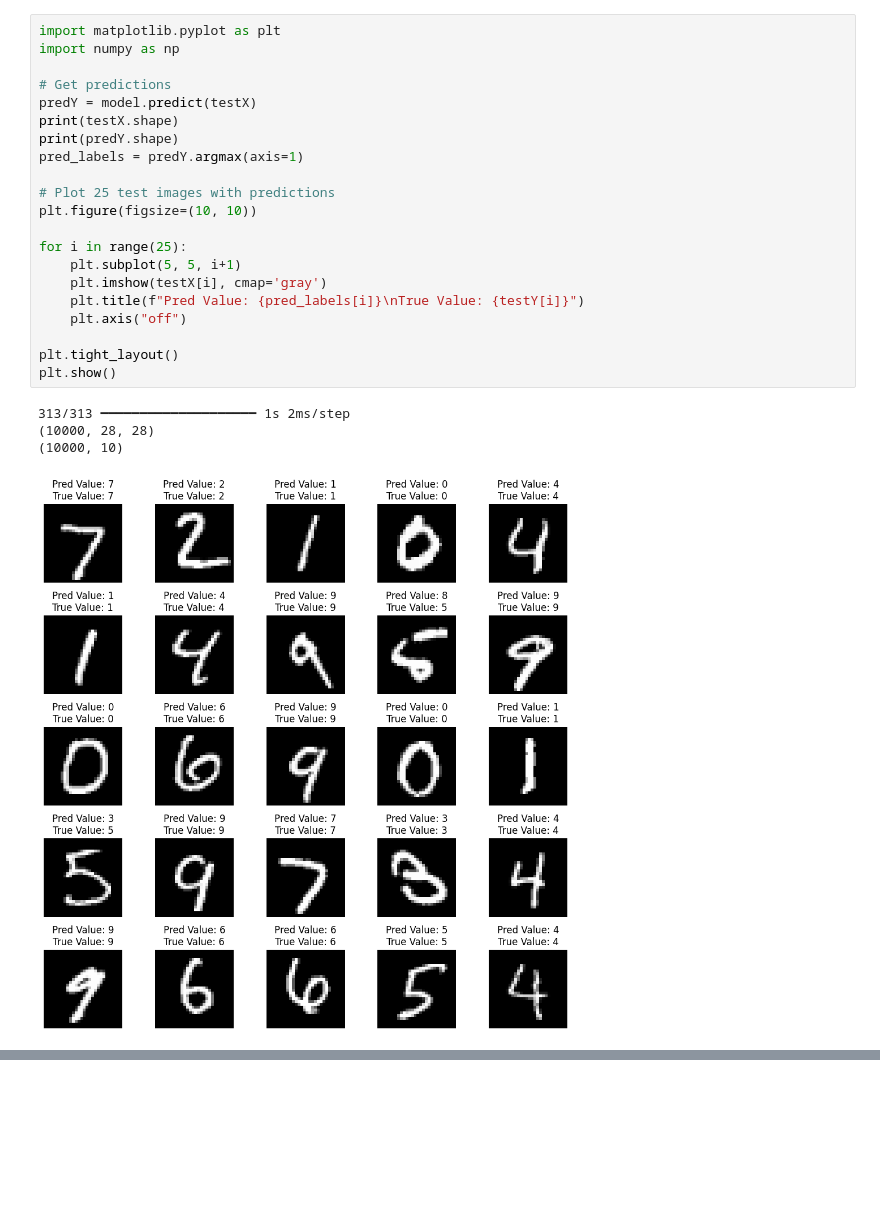
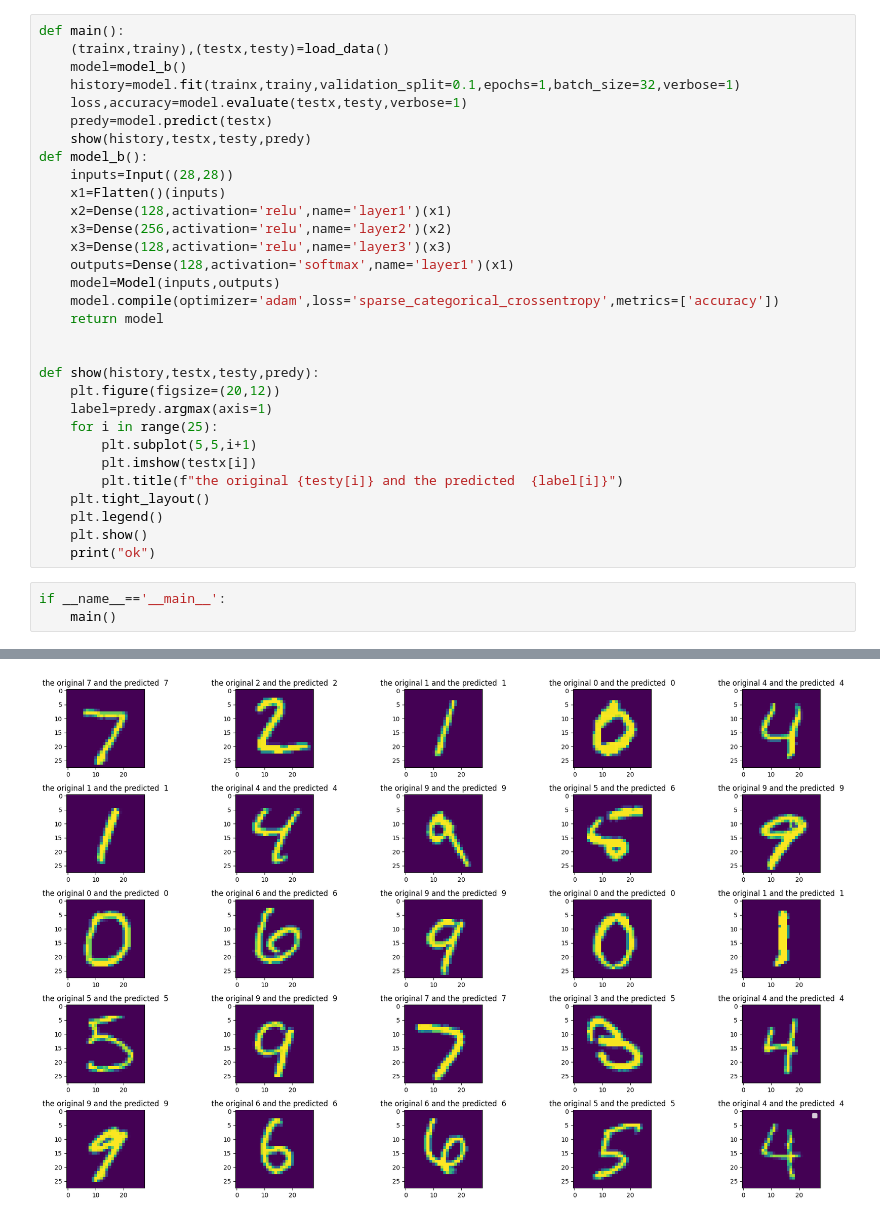
Before and after one commit to ApurbaCD/Artificial_Intelligence_Lab_CSE_4132-deep_learning-, a Jupyter notebook: 0_to_9_classification_mnist_3.ipynb, the cells around one changed output, grey strips where cells are left out. Saved outputs shown, nothing was run; the diff lists cells and outputs as text; blank space fills up the shorter version.

```diff
--- a/0_to_9_classification_mnist_3.ipynb
+++ b/0_to_9_classification_mnist_3.ipynb
@@ -44,26 +7,35 @@ accuracy=0.9707000255584717
-# %%
-import matplotlib.pyplot as plt
-import numpy as np
-
-# Get predictions
-predY = model.predict(testX)
-print(testX.shape)
-print(predY.shape)
-pred_labels = predY.argmax(axis=1)
-
-# Plot 25 test images with predictions
-plt.figure(figsize=(10, 10))
-
-for i in range(25):
-    plt.subplot(5, 5, i+1)
-    plt.imshow(testX[i], cmap='gray')
-    plt.title(f"Pred Value: {pred_labels[i]}\nTrue Value: {testY[i]}")
-    plt.axis("off")
-
-plt.tight_layout()
-plt.show()
-# %% [output]
-313/313 ━━━━━━━━━━━━━━━━━━━━ 1s 2ms/step
-(10000, 28, 28)
-(10000, 10)
-[figure, removed]
+# %%
+def main():
+    (trainx,trainy),(testx,testy)=load_data()
+    model=model_b()
+    history=model.fit(trainx,trainy,validation_split=0.1,epochs=1,batch_size=32,verbose=1)
+    loss,accuracy=model.evaluate(testx,testy,verbose=1)
+    predy=model.predict(testx)
+    show(history,testx,testy,predy)
+def model_b():
+    inputs=Input((28,28))
+    x1=Flatten()(inputs)
+    x2=Dense(128,activation='relu',name='layer1')(x1)
+    x3=Dense(256,activation='relu',name='layer2')(x2)
+    x3=Dense(128,activation='relu',name='layer3')(x3)
+    outputs=Dense(128,activation='softmax',name='layer1')(x1)
+    model=Model(inputs,outputs)
+    model.compile(optimizer='adam',loss='sparse_categorical_crossentropy',metrics=['accuracy'])
+    return model
+
+
+def show(history,testx,testy,predy):
+    plt.figure(figsize=(20,12))
+    label=predy.argmax(axis=1)
+    for i in range(25):
+        plt.subplot(5,5,i+1)
+        plt.imshow(testx[i])
+        plt.title(f"the original {testy[i]} and the predicted  {label[i]}")
+    plt.tight_layout()
+    plt.legend()
+    plt.show()
+    print("ok")
+# %%
+if __name__=='__main__':
+    main()
+# %% [output]
@@ -69,0 +45 @@ plt.show()
+[figure, added]
```
Also changed, not shown: parts of 3 cells of this notebook, 31 other files.
